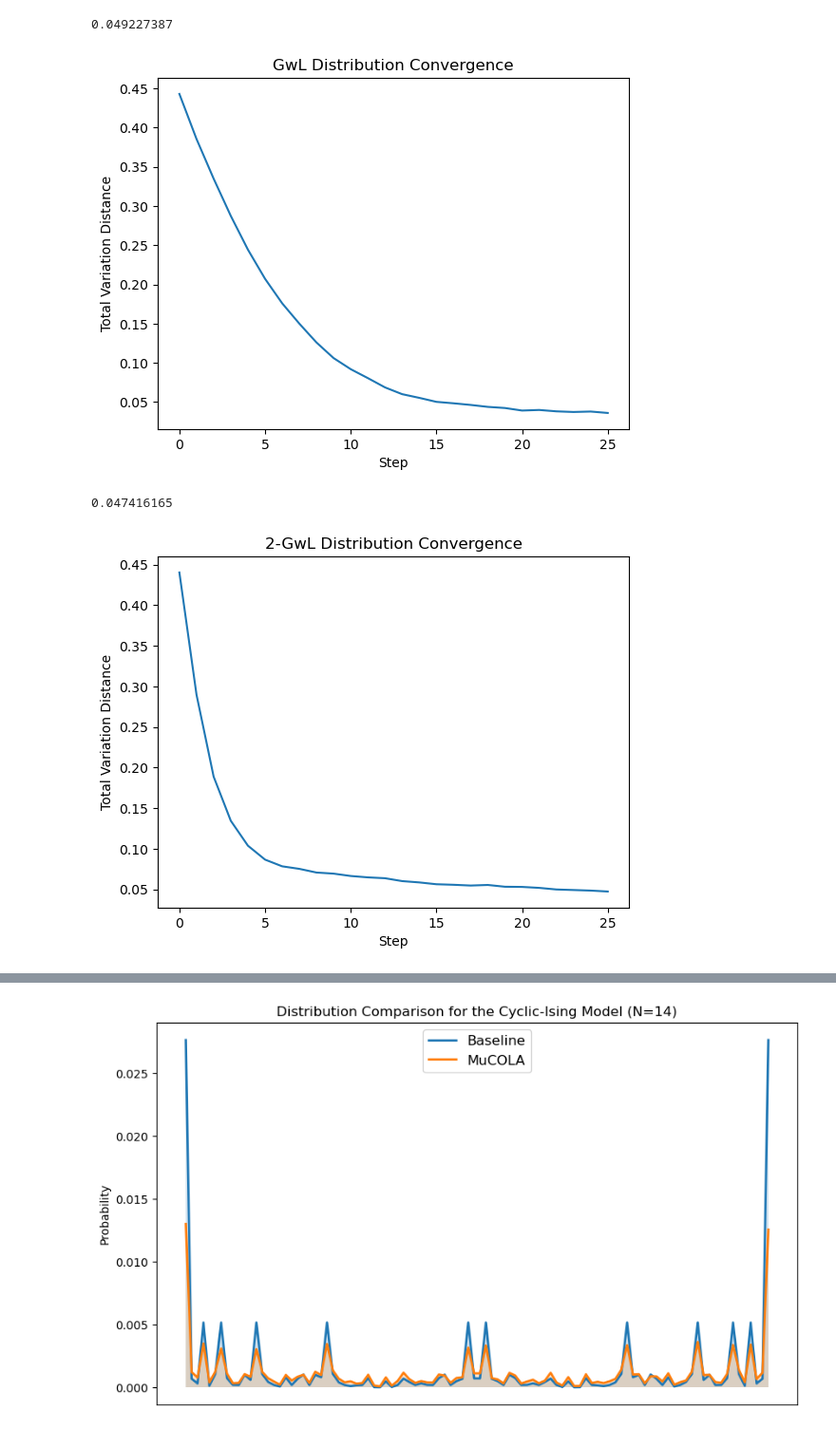
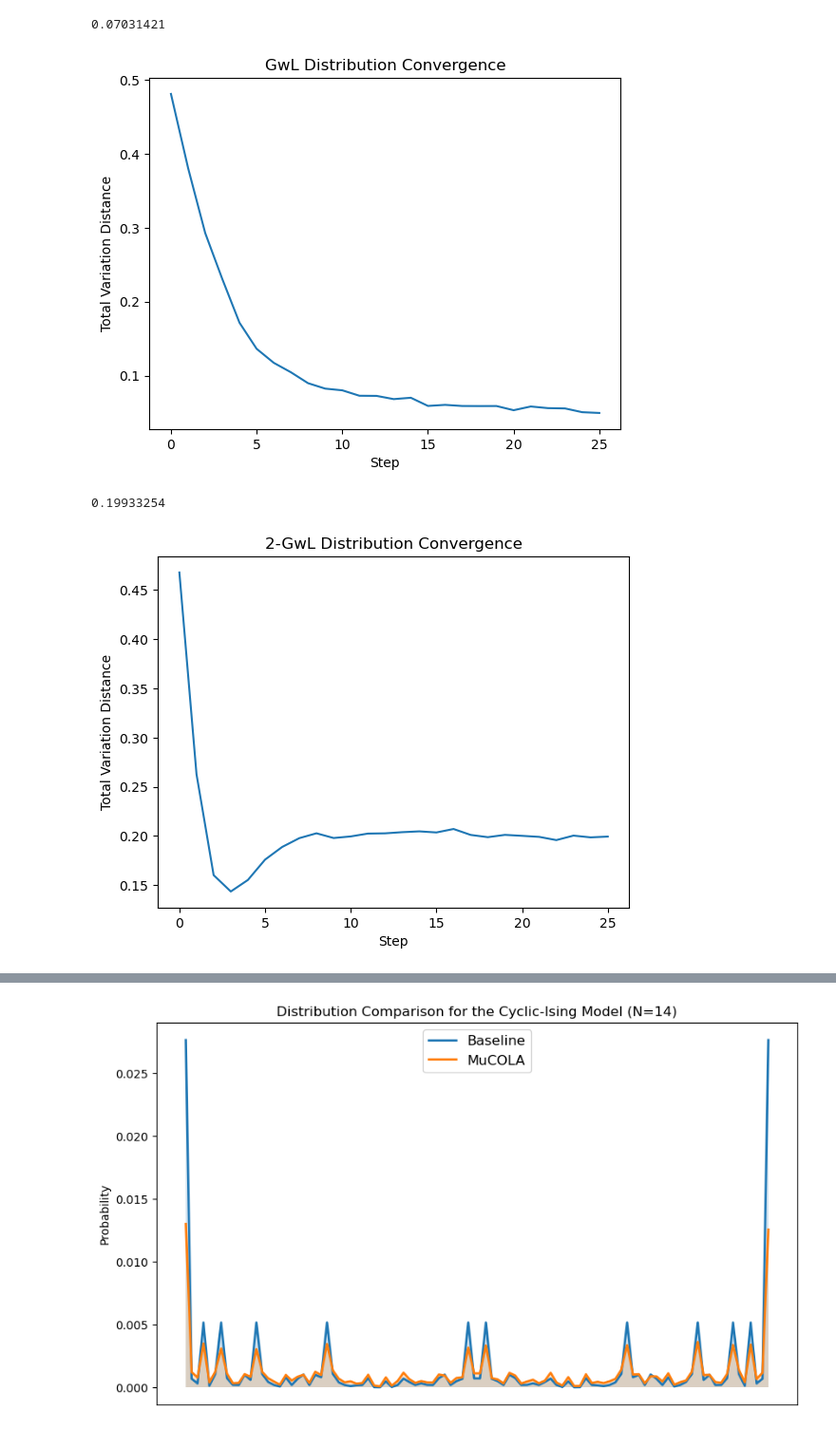
Before and after one commit to shainotshy1/MCMC_Comparisons, a Jupyter notebook: LanguageAlign/test.ipynb, the cells around one changed output, grey strips where cells are left out. Shown at 95% size. Cells and saved outputs as stored; diff of their text form; code cells hidden in the pictures.

```diff
--- a/LanguageAlign/test.ipynb
+++ b/LanguageAlign/test.ipynb
@@ -83,9 +84,9 @@ def proj_x(x):
     x[x==0] = 1
     return jnp.array(x)
 # %%
-m = 100000
+m = 10000
 iter = 25
-N = 10
+N = 8
 beta = 0.42
 A, b = gen_energy_params(N)
 U_func = gen_energy_func(A, b, beta)
@@ -362,13 +363,13 @@ plt.ylabel("Total Variation Distance")
 
 plt.show()
 # %% [output]
-0.049227387
+0.07031421
-[figure, old version]
+[figure, new version]
 # %%
 # 2-Gibbs-With-Langevin
 def sample_2gwl(calc_U, calc_dU, x0, iter, alpha, vocab, p=2, return_vd_traj=False, baseline_distr=None, order=2, edit_pos_method='uniform', temp=1e-2, eps=1e-9):
     assert not return_vd_traj or baseline_distr is not None, "To get vd traj, you must pass in the baseline distribution map"
-    assert edit_pos_method in ['uniform', 'saliency', 'interactive']
+    assert edit_pos_method in ['uniform', 'saliency', 'interaction']
 
     m, N = x0.shape
 
@@ -392,7 +393,27 @@ def sample_2gwl(calc_U, calc_dU, x0, iter, alpha, vocab, p=2, return_vd_traj=Fal
             Z = np.sum(saliency, axis=-1)
             batched_probs = saliency / Z[:, None]
         elif edit_pos_method == 'interaction':
-            raise NotImplementedError()
+            # V(i, j) = E[-U(x\{i, j})]
+            pair_prods = np.tril(x[:, :, None] * x[:, None, :], k=-1)
+
+            total_sum = pair_prods.sum(axis=(1, 2))
+            row_sum   = pair_prods.sum(axis=2)
+            col_sum   = pair_prods.sum(axis=1)
+
+            masked_sums = (
+                total_sum[:, None, None]
+                - row_sum[:, :, None]
+                - col_sum[:, None, :]
+                + pair_prods
+            )
+            mask_values = np.full_like(pair_prods, -np.inf)
+
+            # Fill only i < j entries
+            i, j = np.triu_indices(N, k=1)
+            mask_values[:, i, j] = beta * masked_sums[:, i, j]
+
+            flattened_values = mask_values.reshape(m, -1) / temp
+            batched_probs = scipy.special.softmax(flattened_values, axis=-1)
         else:
             raise ValueError(f"Invalid edit position method: {edit_pos_method}")
 
@@ -427,13 +448,13 @@ def sample_2gwl(calc_U, calc_dU, x0, iter, alpha, vocab, p=2, return_vd_traj=Fal
         total_probs = prop_probs * target_probs
         return total_probs
 
-    def select_edit_positions(subkey, batched_probs):
+    def select_edit_positions(subkey, batched_probs, edits):
         subkeys = jax.random.split(subkey, m)
         flip_targets = np.array(jax.vmap(
             lambda k, probs: jax.random.choice(
                 k,
-                N,
-                shape=(order,),
+                batched_probs.shape[-1],
+                shape=(edits,),
                 replace=False,
                 p=probs
             )
@@ -453,9 +474,13 @@ def sample_2gwl(calc_U, calc_dU, x0, iter, alpha, vocab, p=2, return_vd_traj=Fal
     curr_U, curr_dU, curr_logits, curr_select_probs = calc_stats(x_curr)
 
     for _ in tqdm(range(iter)):
-
         key, subkey = jax.random.split(key)
-        flip_targets = select_edit_positions(subkey, curr_select_probs)
+        if edit_pos_method == 'interaction':
+            flat_2d_targets = select_edit_positions(subkey, curr_select_probs, 1) # We select pairs explicitly
+            i_targets, j_targets = np.unravel_index(flat_2d_targets, (N, N))
+            flip_targets = np.hstack((i_targets, j_targets))
+        else:
+            flip_targets = select_edit_positions(subkey, curr_select_probs, order)
 
         curr_2d_logits = calc_2d_logits(curr_logits, curr_indices, flip_targets)
         key, subkeys_key = jax.random.split(key)
@@ -499,24 +524,25 @@ def sample_2gwl(calc_U, calc_dU, x0, iter, alpha, vocab, p=2, return_vd_traj=Fal
 # %%
 x0 = np.random.choice(a=[-1, 1], size=(m, N), p=[0.5, 0.5]).astype(np.float32) # Initialize with uniform boolean embedding
 
 order = 2
 alpha = 1.0
-edit_method = 'saliency'
+temp=1.0
+edit_method = 'interaction'
 vocab = [np.array([-1.0]), np.array([1.0])]
 samples_2gwl, vd_traj_2gwl = sample_2gwl(calc_U, calc_dU, x0, iter, alpha, vocab, p=2, return_vd_traj=True, baseline_distr=baseline_distr, order=order, edit_pos_method=edit_method, temp=temp, eps=eps)
 vd_2gwl, distr_map_2gwl = calc_variational_dist(samples_2gwl, baseline_distr)
 
 print(vd_2gwl)
 plt.plot(vd_traj_2gwl)
 plt.title(f"{order}-GwL Distribution Convergence")
 plt.xlabel("Step")
 plt.ylabel("Total Variation Distance")
 plt.xticks(np.arange(0, iter + 1, 5))
 
 plt.show()
 # %% [output]
-0.047416165
+0.19933254
-[figure, old version]
+[figure, new version]
 # %%
 graph_n = 50 # What makes sense: overtime use a more uniform edit selection policy
 
```
Also changed, not shown: parts of 7 cells of this notebook.
